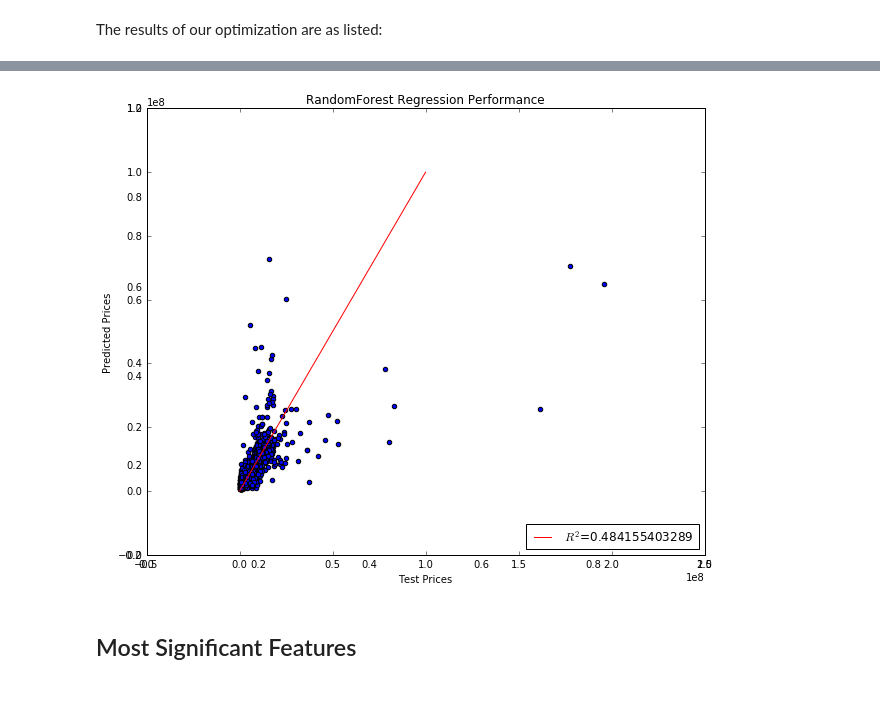
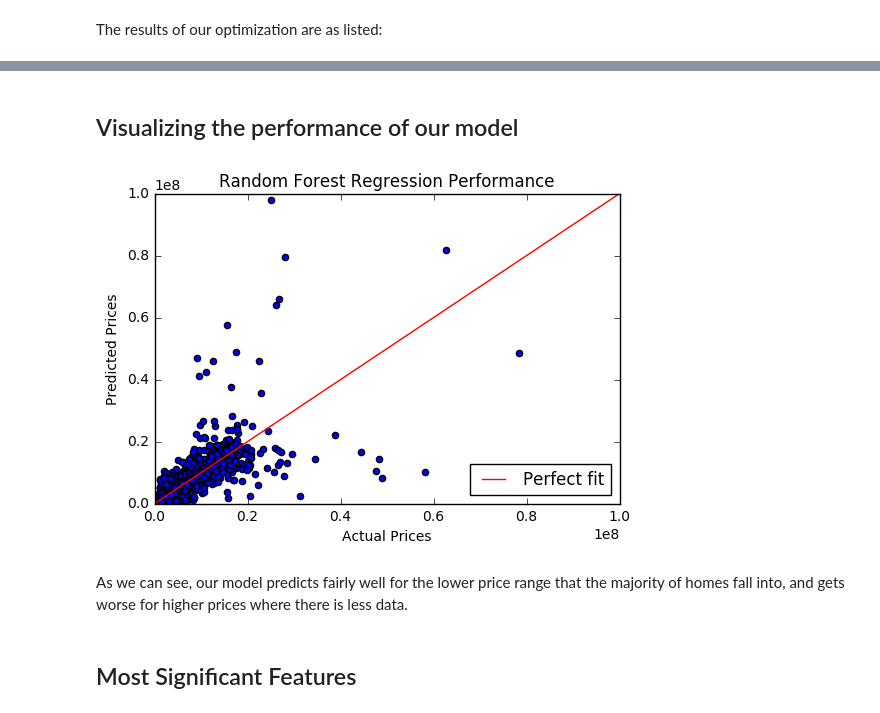
Before and after one commit to nychousingprices/nychousingprices.github.io, a Jupyter notebook: The_Model.ipynb, the cells around one changed output, grey strips where cells are left out. Saved outputs shown, nothing was run; the diff lists cells and outputs as text; code cells hidden in the pictures.

```diff
--- a/The_Model.ipynb
+++ b/The_Model.ipynb
@@ -172,20 +135,29 @@ model.score(x_train, y_train)
+# %% [markdown]
+## Visualizing the performance of our model
 # %%
 r2 = model.score(x_test, y_test)
 
-fig, ax = plt.subplots(1, 1, figsize=(10, 8))
+y_pred = model.predict(x_test)
 
-ax = fig.add_subplot(111)
+fig, ax = plt.subplots(1, 1)
 
-ax.plot(np.arange(1*(10)**5, 1*(10)**8), np.arange(1*(10)**5, 1*(10)**8), label="$R^2$=" + str(r2), c="r")
-ax.scatter(y_test, model.predict(x_test))
+x = [0,100000000]
+y = [0,100000000]
+
+ax.scatter(y_pred, y_test, label = None)
+ax.plot(x,y, color = 'red', label = "Perfect fit")
+ax.set_xlim(0,100000000)
+ax.set_ylim(0,100000000)
 
 ax.legend(loc="lower right")
-ax.set_title("RandomForest Regression Performance")
-ax.set_xlabel("Test Prices")
+ax.set_title("Random Forest Regression Performance")
+ax.set_xlabel("Actual Prices")
 ax.set_ylabel("Predicted Prices")
 plt.show()
 # %% [output]
-[figure, old version]
+[figure, new version]
+# %% [markdown]
+As we can see, our model predicts fairly well for the lower price range that the majority of homes fall into, and gets worse for higher prices where there is less data.
 # %% [markdown]
 ## Most Significant Features
 # %%
```
Also changed, not shown: parts of 9 cells of this notebook, 11 other files.
